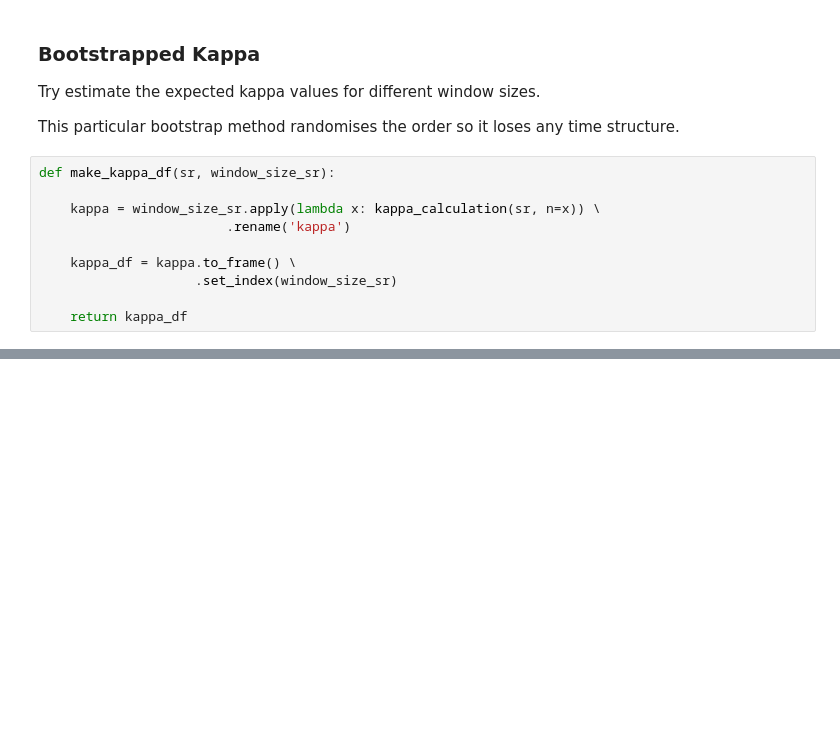
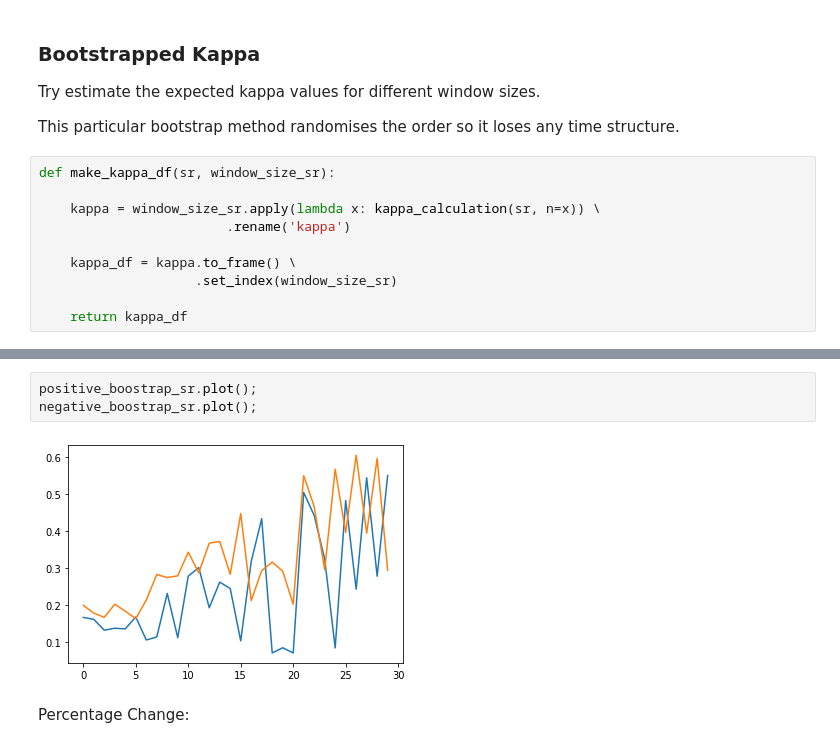
Before and after one commit to FergM/fattails, a Jupyter notebook: notebooks/NB37 - Diagnosing the SP500.ipynb, the cells around one changed output, grey strips where cells are left out. Drawn from its saved outputs; the diff is of its cells as text; blank space fills up the shorter version.

```diff
--- a/notebooks/NB37 - Diagnosing the SP500.ipynb
+++ b/notebooks/NB37 - Diagnosing the SP500.ipynb
@@ -484,0 +533,7 @@ bootstrap_sr.plot(label='Shuffled Bootstrap').legend();
+# %%
+positive_boostrap_sr.plot();
+negative_boostrap_sr.plot();
+# %% [output]
+[figure, added]
+# %% [markdown]
+Percentage Change:
```
Also changed, not shown: parts of 30 cells of this notebook.
